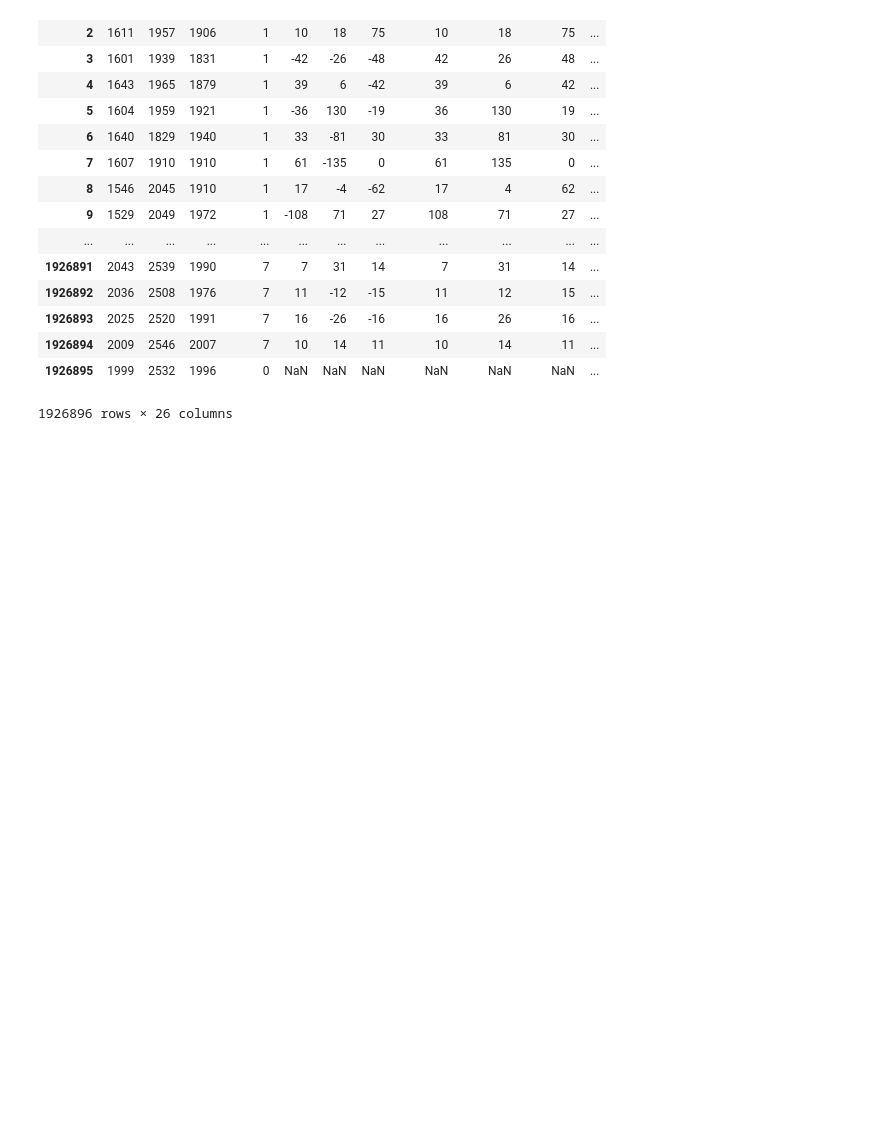
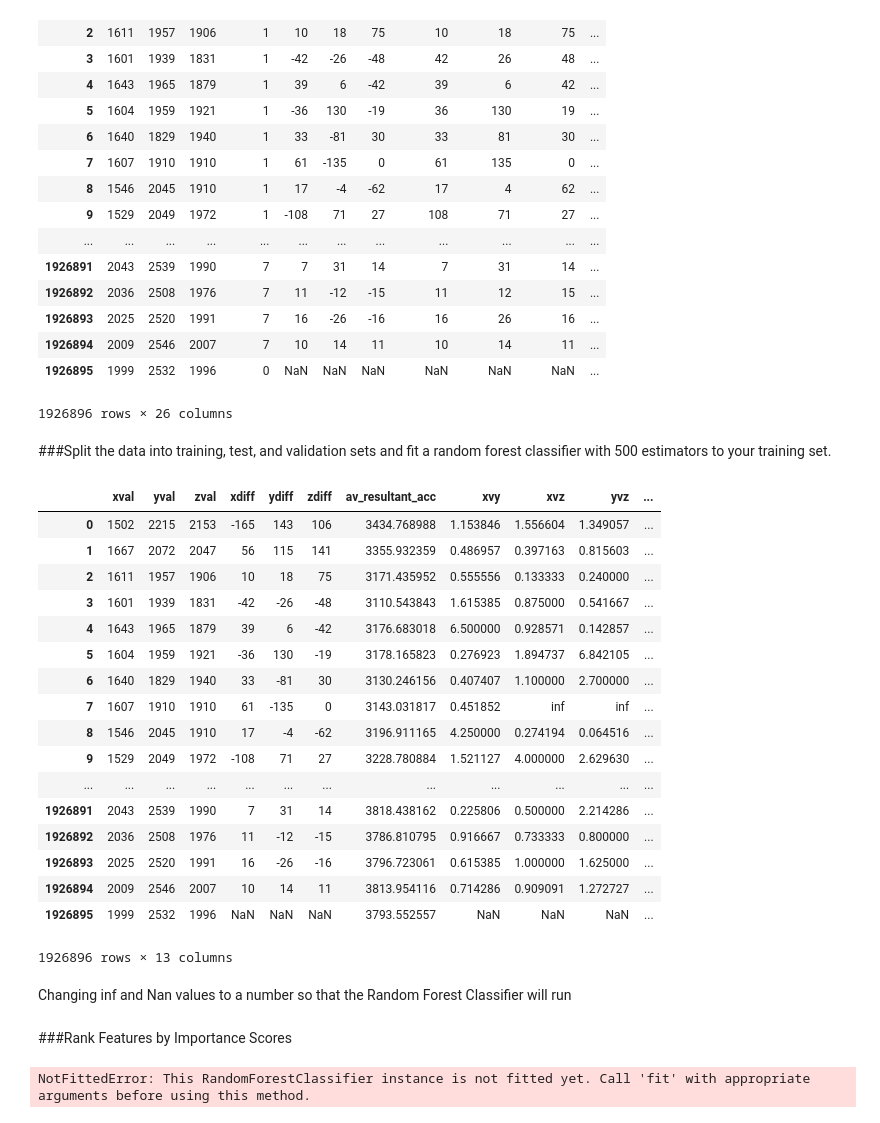
Before and after one commit to molliemarie/DS-Projects, a Jupyter notebook: Accelerometer/accelerometer.ipynb, the cells around one changed output. Saved outputs shown, nothing was run; the diff lists cells and outputs as text; code cells hidden in the pictures; blank space fills up the shorter version.

Commit message:
up through randomforestclassifier

```diff
--- a/Accelerometer/accelerometer.ipynb
+++ b/Accelerometer/accelerometer.ipynb
@@ -233,3 +212,28 @@ df
 | 1926894 | 2009 | 2546 | 2007 | 7 | 10 | 14 | 11 | 10 | 14 | 11 | ... |
 | 1926895 | 1999 | 2532 | 1996 | 0 | NaN | NaN | NaN | NaN | NaN | NaN | ... |
 1926896 rows × 26 columns
+# %% [markdown]
+###Split the data into training, test, and validation sets and fit a random forest classifier with 500 estimators to your training set.
+# %%
+df[['xval', 'yval', 'zval', 'xdiff', 'ydiff', 'zdiff', 'av_resultant_acc', 'xvy', 'xvz', 'yvz','angle_x-y', 'angle_z-y', 'angle_x-z']]
+# %% [output]
+|  | xval | yval | zval | xdiff | ydiff | zdiff | av_resultant_acc | xvy | xvz | yvz | ... |
+| 0 | 1502 | 2215 | 2153 | -165 | 143 | 106 | 3434.768988 | 1.153846 | 1.556604 | 1.349057 | ... |
+| 1 | 1667 | 2072 | 2047 | 56 | 115 | 141 | 3355.932359 | 0.486957 | 0.397163 | 0.815603 | ... |
+| 2 | 1611 | 1957 | 1906 | 10 | 18 | 75 | 3171.435952 | 0.555556 | 0.133333 | 0.240000 | ... |
+| 3 | 1601 | 1939 | 1831 | -42 | -26 | -48 | 3110.543843 | 1.615385 | 0.875000 | 0.541667 | ... |
+| 4 | 1643 | 1965 | 1879 | 39 | 6 | -42 | 3176.683018 | 6.500000 | 0.928571 | 0.142857 | ... |
+| 5 | 1604 | 1959 | 1921 | -36 | 130 | -19 | 3178.165823 | 0.276923 | 1.894737 | 6.842105 | ... |
+| 6 | 1640 | 1829 | 1940 | 33 | -81 | 30 | 3130.246156 | 0.407407 | 1.100000 | 2.700000 | ... |
+| 7 | 1607 | 1910 | 1910 | 61 | -135 | 0 | 3143.031817 | 0.451852 | inf | inf | ... |
+| 8 | 1546 | 2045 | 1910 | 17 | -4 | -62 | 3196.911165 | 4.250000 | 0.274194 | 0.064516 | ... |
+| 9 | 1529 | 2049 | 1972 | -108 | 71 | 27 | 3228.780884 | 1.521127 | 4.000000 | 2.629630 | ... |
+| ... | ... | ... | ... | ... | ... | ... | ... | ... | ... | ... | ... |
+| 1926891 | 2043 | 2539 | 1990 | 7 | 31 | 14 | 3818.438162 | 0.225806 | 0.500000 | 2.214286 | ... |
+| 1926892 | 2036 | 2508 | 1976 | 11 | -12 | -15 | 3786.810795 | 0.916667 | 0.733333 | 0.800000 | ... |
+| 1926893 | 2025 | 2520 | 1991 | 16 | -26 | -16 | 3796.723061 | 0.615385 | 1.000000 | 1.625000 | ... |
+| 1926894 | 2009 | 2546 | 2007 | 10 | 14 | 11 | 3813.954116 | 0.714286 | 0.909091 | 1.272727 | ... |
+| 1926895 | 1999 | 2532 | 1996 | NaN | NaN | NaN | 3793.552557 | NaN | NaN | NaN | ... |
+1926896 rows × 13 columns
+# %% [markdown]
+Changing inf and Nan values to a number so that the Random Forest Classifier will run
@@ -235,0 +249,10 @@ df
+# %% [markdown]
+###Rank Features by Importance Scores
+# %%
+rfc = sk.RandomForestClassifier(n_estimators=500, oob_score=True)
+
+fi = enumerate(rfc.feature_importances_)
+cols = df.columns
+[(value,cols[i]) for (i,value) in fi if value > 0.039]
+# %% [output]
+NotFittedError: This RandomForestClassifier instance is not fitted yet. Call 'fit' with appropriate arguments before using this method.
```
Also changed, not shown: parts of 3 cells of this notebook.
